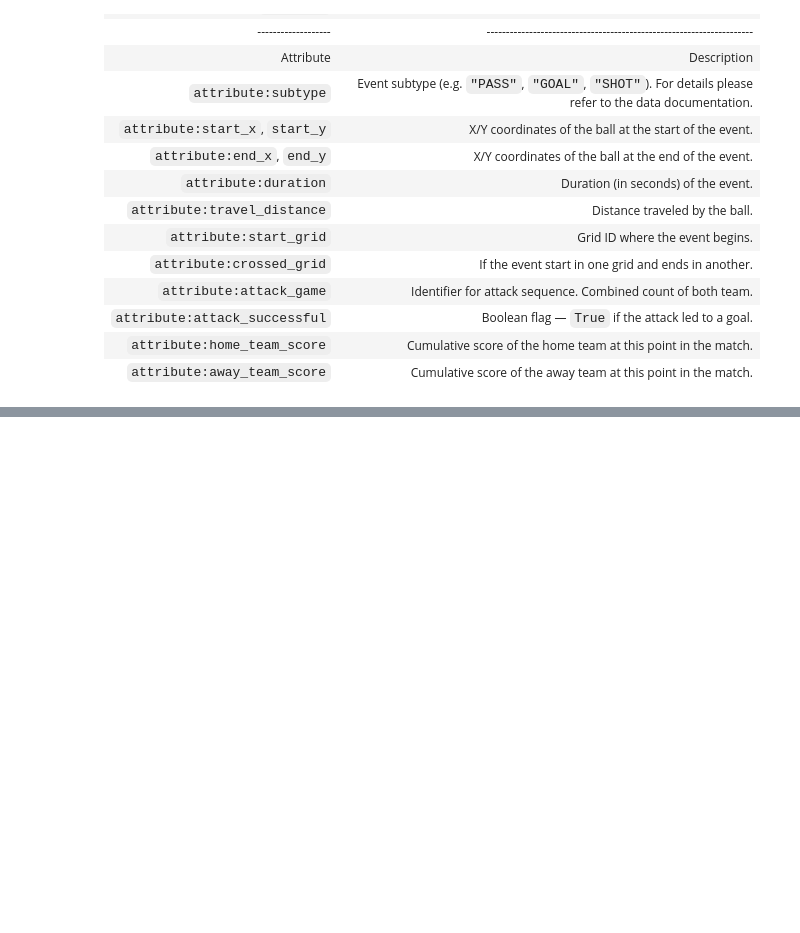
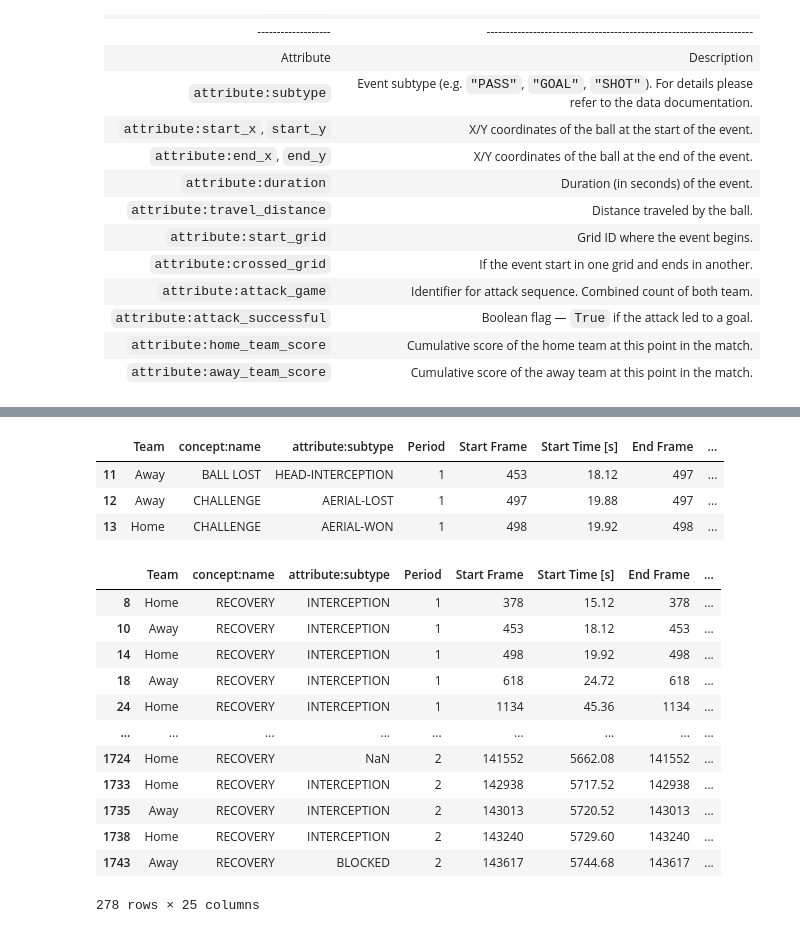
Before and after one commit to VitoChan01/Soccer, a Jupyter notebook: convert_ocel.ipynb, the cells around one changed output, grey strips where cells are left out. Cells and saved outputs as stored; diff of their text form; code cells hidden in the pictures; blank space fills up the shorter version.

```diff
--- a/convert_ocel.ipynb
+++ b/convert_ocel.ipynb
@@ -95,3 +122,27 @@ df.drop(columns=['home_goal', 'away_goal'], inplace=True)
+# %%
+df.iloc[11:14]
+# %% [output]
+|  | Team | concept:name | attribute:subtype | Period | Start Frame | Start Time [s] | End Frame | ... |
+| 11 | Away | BALL LOST | HEAD-INTERCEPTION | 1 | 453 | 18.12 | 497 | ... |
+| 12 | Away | CHALLENGE | AERIAL-LOST | 1 | 497 | 19.88 | 497 | ... |
+| 13 | Home | CHALLENGE | AERIAL-WON | 1 | 498 | 19.92 | 498 | ... |
+# %%
+pd.set_option('display.max_columns', None)
+df[df['concept:name']=='RECOVERY']
+# %% [output]
+|  | Team | concept:name | attribute:subtype | Period | Start Frame | Start Time [s] | End Frame | ... |
+| 8 | Home | RECOVERY | INTERCEPTION | 1 | 378 | 15.12 | 378 | ... |
+| 10 | Away | RECOVERY | INTERCEPTION | 1 | 453 | 18.12 | 453 | ... |
+| 14 | Home | RECOVERY | INTERCEPTION | 1 | 498 | 19.92 | 498 | ... |
+| 18 | Away | RECOVERY | INTERCEPTION | 1 | 618 | 24.72 | 618 | ... |
+| 24 | Home | RECOVERY | INTERCEPTION | 1 | 1134 | 45.36 | 1134 | ... |
+| ... | ... | ... | ... | ... | ... | ... | ... | ... |
+| 1724 | Home | RECOVERY | NaN | 2 | 141552 | 5662.08 | 141552 | ... |
+| 1733 | Home | RECOVERY | INTERCEPTION | 2 | 142938 | 5717.52 | 142938 | ... |
+| 1735 | Away | RECOVERY | INTERCEPTION | 2 | 143013 | 5720.52 | 143013 | ... |
+| 1738 | Home | RECOVERY | INTERCEPTION | 2 | 143240 | 5729.60 | 143240 | ... |
+| 1743 | Away | RECOVERY | BLOCKED | 2 | 143617 | 5744.68 | 143617 | ... |
+278 rows × 25 columns
 # %%
 #df = pm4py.format_dataframe(df, case_id='case:concept:name', activity_key='Activity', timestamp_key='Timestamp')
 event_log = pm4py.convert_to_event_log(df)
```
Also changed, not shown: parts of 3 cells of this notebook, 3 other files.
